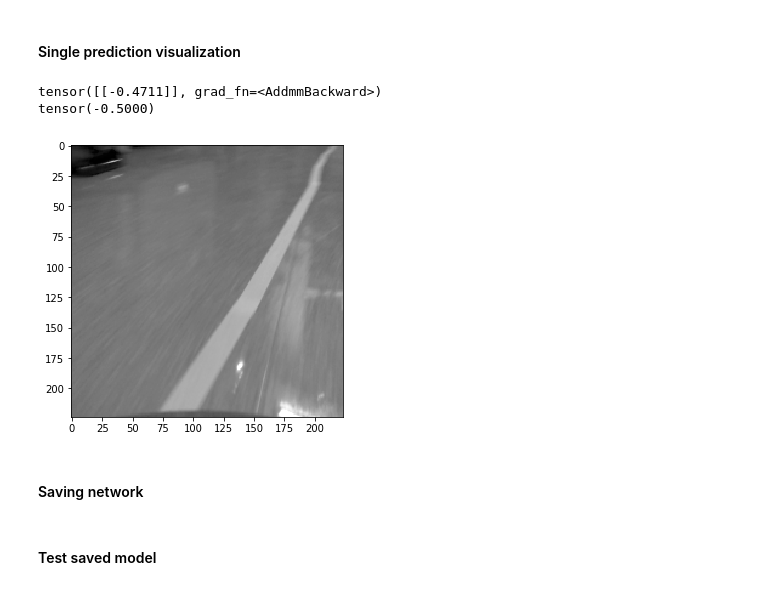
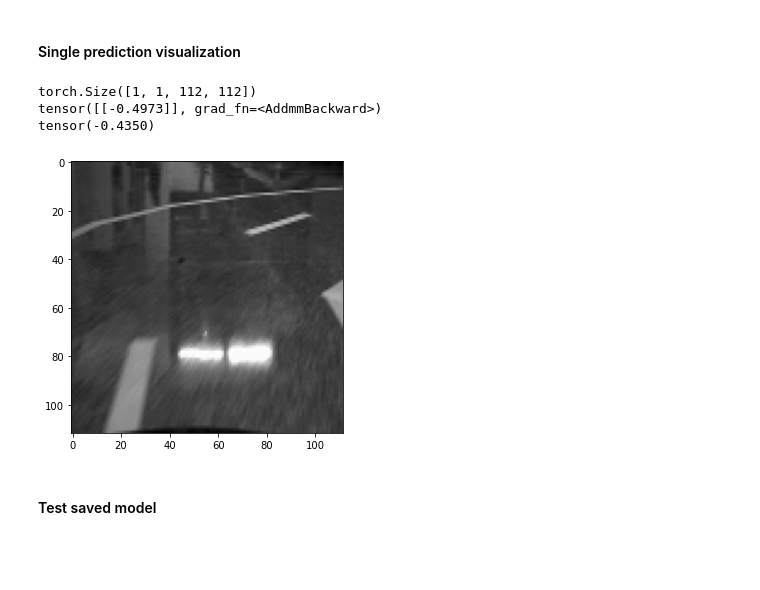
Before and after one commit to rishabh06sharma/Jetracer_DL, a Jupyter notebook: main.ipynb, the cells around one changed output. Saved outputs shown, nothing was run; the diff lists cells and outputs as text; code cells hidden in the pictures; blank space fills up the shorter version.

```diff
--- a/main.ipynb
+++ b/main.ipynb
@@ -102,0 +57,7 @@ torch.Size([2262, 2262, 3])
+# %%
+data_len,d_loader=load_pt("D:/git/jetracer/set_4/pt_acc/set_4_train_rsz_withacc.pt","train") # either train or test (to save RAM)
+images,acc,labels=next(iter(d_loader))
+sample,img_shape=sample_from_batch(images)
+plt.imshow(sample,cmap='gray')
+plt.show()
+print(data_len)
@@ -103,21 +74,18 @@ torch.Size([2262, 2262, 3])
 # %% [markdown]
 #### Model
 # %%
-def get_num_correct(preds, labels):
-    return preds.argmax(dim=1).eq(labels).sum().item()
-
 class Network(nn.Module):
     def __init__(self):
         super().__init__()
-        self.norm = nn.LayerNorm(normalized_shape=(224,224))
+        self.norm = nn.LayerNorm(normalized_shape=(img_shape))
         self.conv1 = nn.Conv2d(in_channels=1, out_channels=24, kernel_size=3,stride=2)
         self.conv2 = nn.Conv2d(in_channels=24, out_channels=36, kernel_size=3,stride=1)
         self.conv3 = nn.Conv2d(in_channels=36, out_channels=48, kernel_size=3,stride=1)
         self.conv4 = nn.Conv2d(in_channels=48, out_channels=64, kernel_size=3)
         self.conv5 = nn.Conv2d(in_channels=64, out_channels=64, kernel_size=3)
-        self.drop=nn.Dropout(0.7)
+        self.drop=nn.Dropout(0.5)
 
-        self.fc1 = nn.Linear(in_features=64*8*8, out_features=1000)
+        self.fc1 = nn.Linear(in_features=64*6*6, out_features=1000)
         self.fc2 = nn.Linear(in_features=1000, out_features=500)
         self.fc3 = nn.Linear(in_features=500, out_features=100)
         self.fc4 = nn.Linear(in_features=100, out_features=10)
@@ -131,13 +99,14 @@ class Network(nn.Module):
         t = F.max_pool2d(t, kernel_size=2)
         self.c1=t
 
+
         t = F.elu(self.conv2(t))
         t = F.max_pool2d(t, kernel_size=2)
         self.c2=t
 
 
         t = F.elu(self.conv3(t))
-        t = F.max_pool2d(t, kernel_size=2)
+#         t = F.max_pool2d(t, kernel_size=2)
         self.c3=t
 
 
@@ -158,5 +127,6 @@ class Network(nn.Module):
         return t
 
 network = Network().to(device)
+print("T. no. of param: "sum(p.numel() for p in network.parameters() if p.requires_grad))
 # %% [markdown]
 #### Single image prediction
@@ -205,0 +139,5 @@ tensor([[0.2250]], device='cuda:0', grad_fn=<AddmmBackward>)
+# %%
+network = Network()
+network.load_state_dict(torch.load('D:/git/jetracer/set_3/set_3_models/steer_set5_18ep_100_0.0001_rsz_pt4.pth'))
+sample=sample.unsqueeze(0).unsqueeze(0)
+pred= network(sample)
@@ -235,5 +216,9 @@ Epoch 0>> Total loss: 6120575.88025824 Loss: 116.5180353758541
 # %% [markdown]
 #### Test data prediction
+# %%
+data_len,d_loader=load_pt("D:/git/jetracer/set_4/pt_acc/set_4_test_rsz_withacc.pt","test") # either train or test (to save RAM)
+images,labels=next(iter(d_loader))
+sample,img_shape=sample_from_batch(images)
 # %%
 def all_prediction(model,loader):
     all_pred=torch.tensor([]).to(device)
@@ -263,17 +248,17 @@ MSE of test data: tensor(0.0067, device='cuda:0')
 ####  Single prediction visualization
 # %%
 network_cpu=network.to("cpu")
-batch=next(iter(test_d_loader))
+batch=next(iter(d_loader))
 img,lab=batch
-img=img.reshape(100,1,224,224)
+img=img.reshape(batch_size,1,img_shape[0],img_shape[0])
 img=img[0].unsqueeze(0)
+print(img.shape)
 print(network_cpu(img))
 plt.figure(figsize=(5,5))
 plt.imshow(img.squeeze(),cmap='gray')
 print(lab[0])
 # %% [output]
-tensor([[-0.4711]], grad_fn=<AddmmBackward>)
-tensor(-0.5000)
+torch.Size([1, 1, 112, 112])
+tensor([[-0.4973]], grad_fn=<AddmmBackward>)
+tensor(-0.4350)
-[figure, old version]
+[figure, new version]
-# %% [markdown]
-#### Saving network
```
Also changed, not shown: parts of 40 cells of this notebook, 1 other file.
